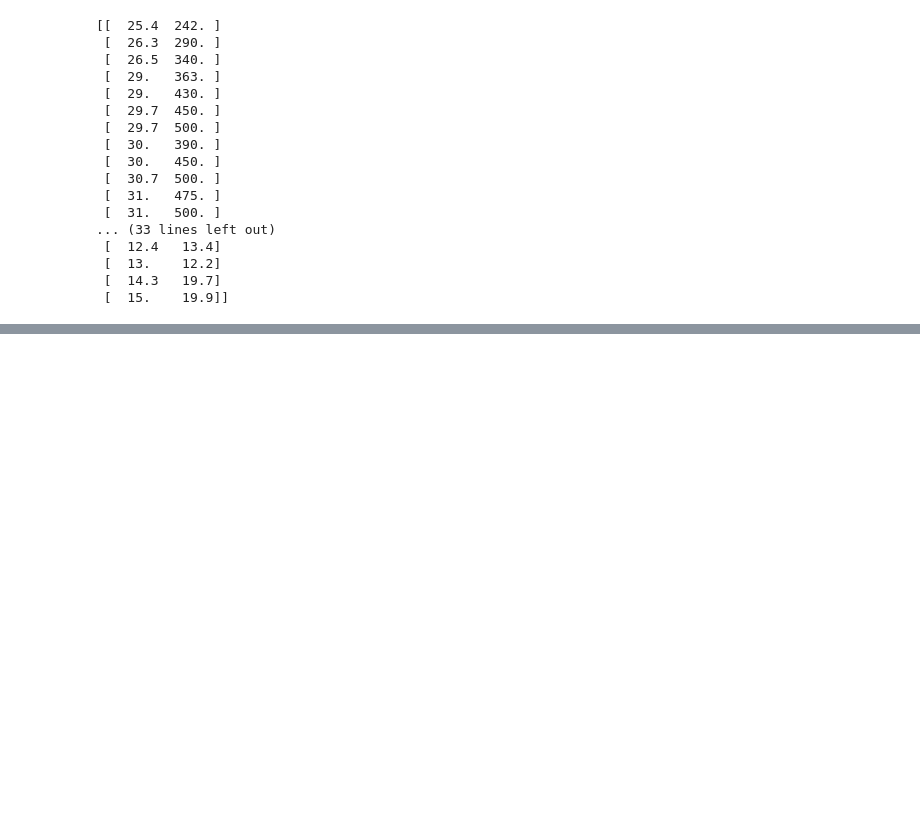
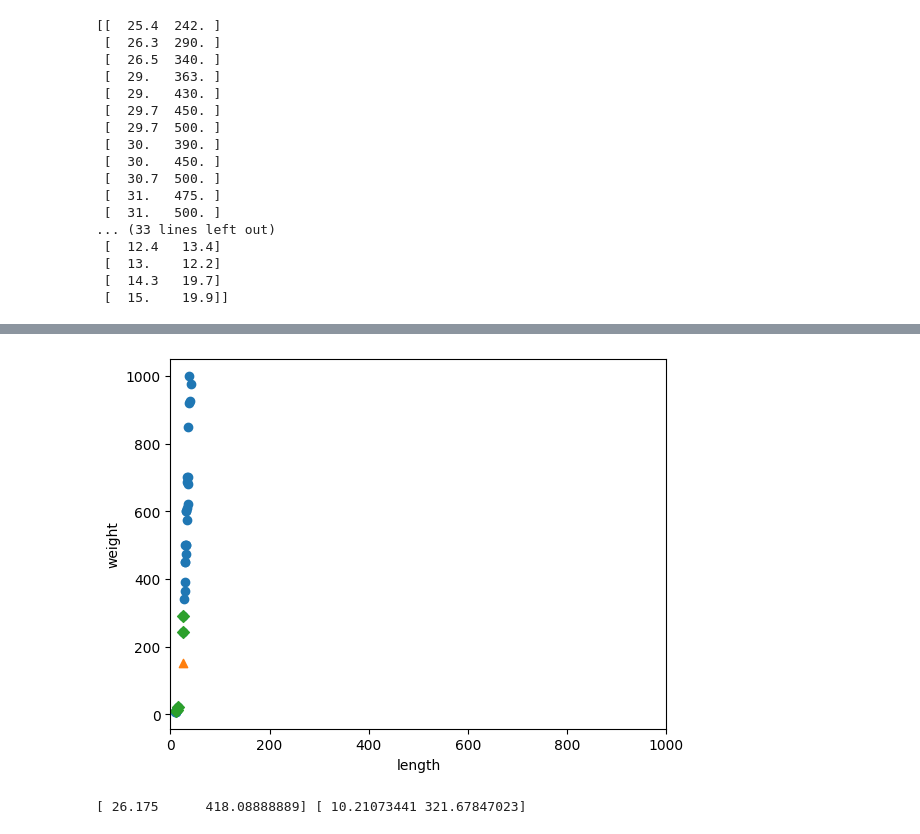
Before and after one commit to jiwon102/Study, a Jupyter notebook: 머신러닝1.ipynb, the cells around one changed output, grey strips where cells are left out. Drawn from its saved outputs; the diff is of its cells as text; code cells hidden in the pictures; blank space fills up the shorter version.

```diff
--- a/머신러닝1.ipynb
+++ b/머신러닝1.ipynb
@@ -239,0 +325,12 @@ fish_target = np.concatenate((np.ones(35), np.zeros(14)))
+# %%
+plt.scatter(train_input[:,0],train_input[:,1])
+plt.scatter(25, 150, marker='^')
+plt.scatter(train_input[indexes,0], train_input[indexes,1], marker='D')
+plt.xlim((0, 1000))
+plt.xlabel('length')
+plt.ylabel('weight')
+plt.show()
+
+## 최근접 기준 알고리즘이라서 거리가 멀면은  안됨 거리조절을위한 수정을 해야한다
+# %% [output]
+[figure, added]
@@ -239,0 +341,4 @@ fish_target = np.concatenate((np.ones(35), np.zeros(14)))
+# %%
+print(mean, std)
+# %% [output]
+[ 26.175      418.08888889] [ 10.21073441 321.67847023]
```
Also changed, not shown: parts of 40 cells of this notebook.
